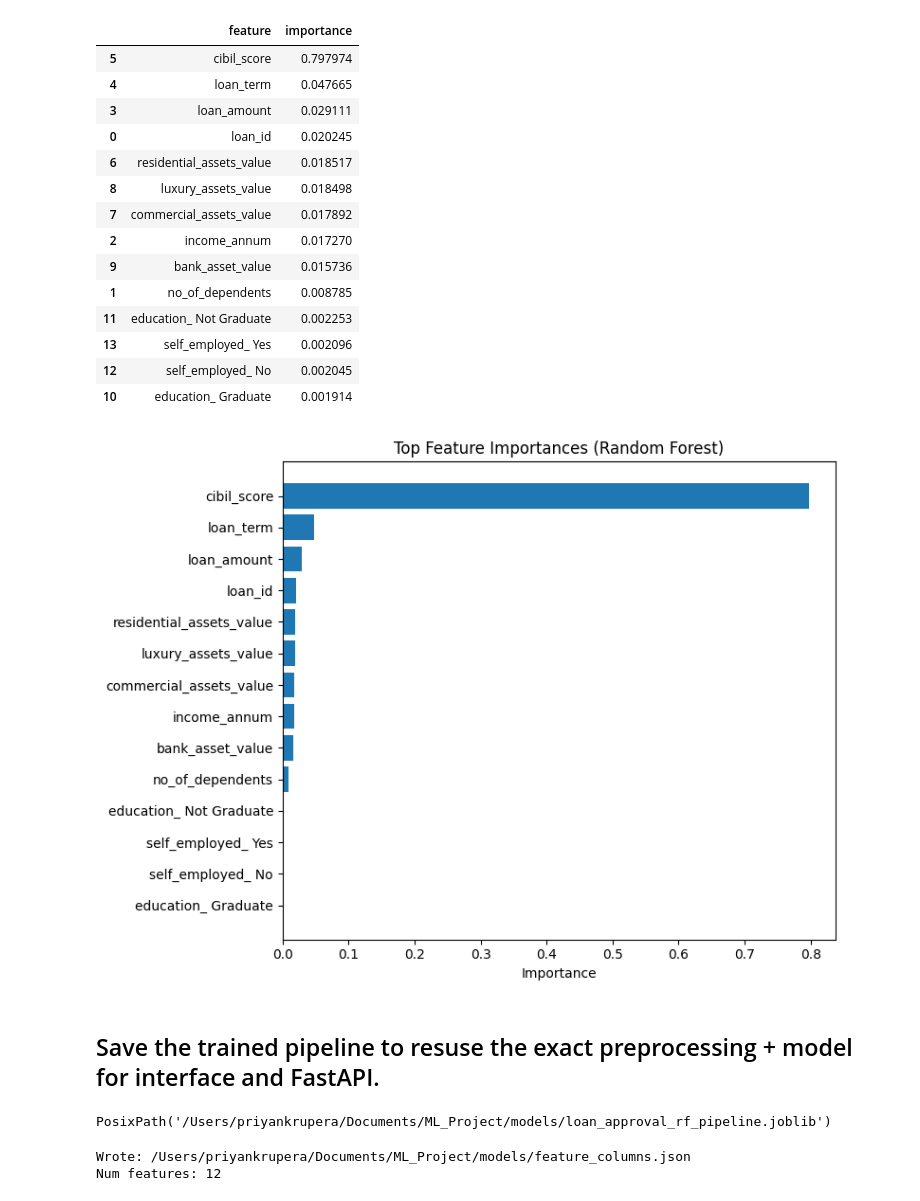
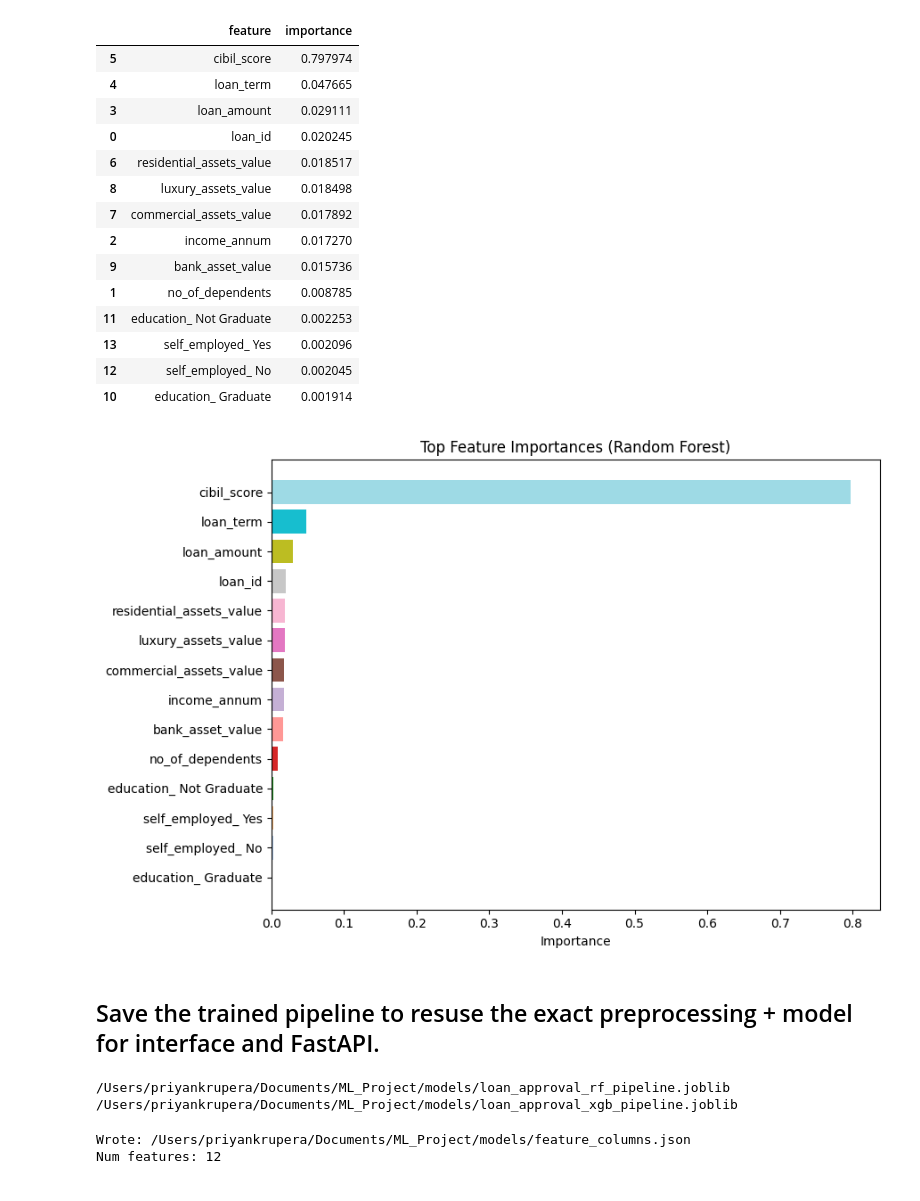
Before and after one commit to priyank-rupera-13/Loan-Approval-Prediction-Capstone, a Jupyter notebook: notebooks/Loan_Approval_Project.ipynb, the cells around one changed output. Saved outputs shown, nothing was run; the diff lists cells and outputs as text; code cells hidden in the pictures.

```diff
--- a/notebooks/Loan_Approval_Project.ipynb
+++ b/notebooks/Loan_Approval_Project.ipynb
@@ -262,23 +391,35 @@ fi.head(20)
 | 13 | self_employed_ Yes | 0.002096 |
 | 12 | self_employed_ No | 0.002045 |
 | 10 | education_ Graduate | 0.001914 |
-# %%
-top_k = 15
-plt.figure(figsize=(8,6))
-plt.barh(fi.head(top_k)["feature"][::-1], fi.head(top_k)["importance"][::-1])
-plt.title("Top Feature Importances (Random Forest)")
-plt.xlabel("Importance")
-plt.tight_layout()
-plt.show()
-# %% [output]
-[figure, removed]
+# %%
+import matplotlib.pyplot as plt
+import numpy as np
+
+top_k = 15
+top = fi.sort_values("importance", ascending=False).head(top_k)
+
+x = np.arange(len(top))
+colors = plt.cm.tab20(np.linspace(0, 1, len(top)))   # different color per bar
+
+plt.figure(figsize=(9,6))
+plt.barh(top["feature"].iloc[::-1], top["importance"].iloc[::-1], color=plt.cm.tab20(np.linspace(0,1,len(top))))
+plt.xlabel("Importance")
+plt.title("Top Feature Importances (Random Forest)")
+plt.tight_layout(); plt.show()
+plt.show()
+# %% [output]
+[figure, added]
 # %% [markdown]
 ## Save the trained pipeline to resuse the exact preprocessing + model for interface and FastAPI.
 # %%
-# Step 10 — Save pipeline
-model_path = MODELS / "loan_approval_rf_pipeline.joblib"
-dump(rf_pipe, model_path)
-model_path
+rf_path = MODELS / "loan_approval_rf_pipeline.joblib"
+dump(rf_pipe, rf_path)
+print(rf_path)
+
+xgb_path = MODELS / "loan_approval_xgb_pipeline.joblib"
+dump(xgb_pipe, xgb_path)
+print(xgb_path)
 # %% [output]
-PosixPath('/Users/priyankrupera/Documents/ML_Project/models/loan_approval_rf_pipeline.joblib')
+/Users/priyankrupera/Documents/ML_Project/models/loan_approval_rf_pipeline.joblib
+/Users/priyankrupera/Documents/ML_Project/models/loan_approval_xgb_pipeline.joblib
 # %%
```
Also changed, not shown: parts of 19 cells of this notebook.
